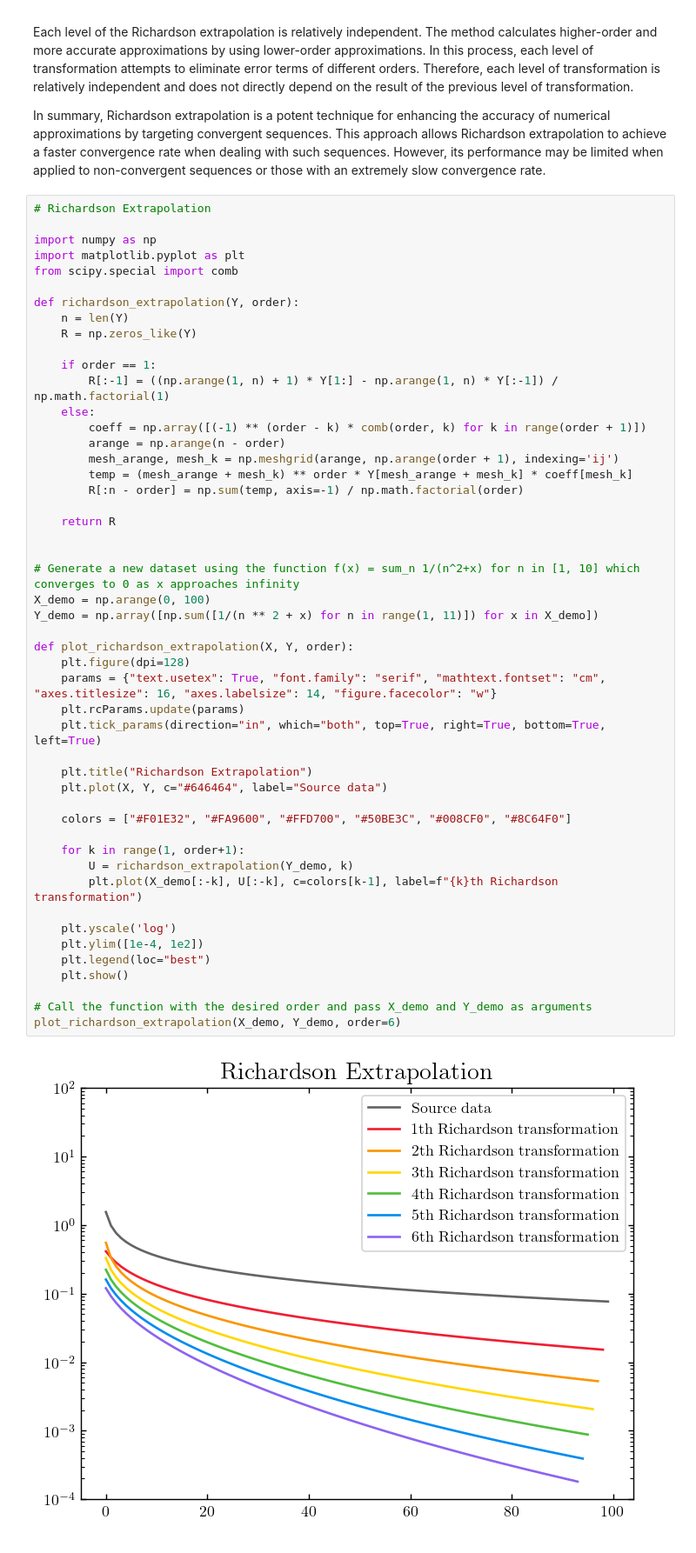
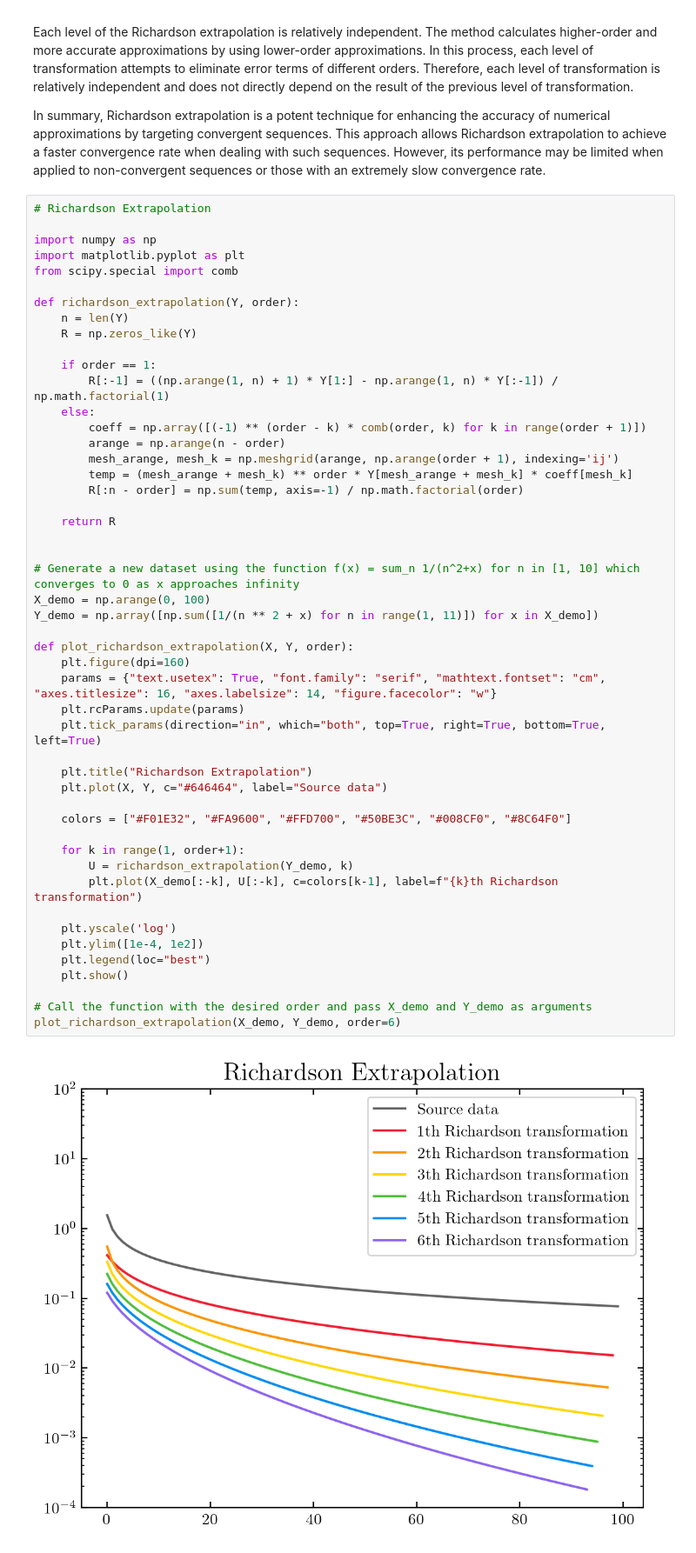
Before and after one commit to Photonico/Computational_Physics_Topics, a Jupyter notebook: Appendix Algorithms and Numerical Methods/Acceleration.ipynb, the cells around one changed output. Shown at 87% size. Saved outputs shown, nothing was run; the diff lists cells and outputs as text.

```diff
--- a/Appendix Algorithms and Numerical Methods/Acceleration.ipynb
+++ b/Appendix Algorithms and Numerical Methods/Acceleration.ipynb
@@ -78,35 +78,35 @@ def richardson_extrapolation(Y, order):
 
     return R
 
 
 # Generate a new dataset using the function f(x) = sum_n 1/(n^2+x) for n in [1, 10] which converges to 0 as x approaches infinity
 X_demo = np.arange(0, 100)
 Y_demo = np.array([np.sum([1/(n ** 2 + x) for n in range(1, 11)]) for x in X_demo])
 
 def plot_richardson_extrapolation(X, Y, order):
-    plt.figure(dpi=128)
+    plt.figure(dpi=160)
     params = {"text.usetex": True, "font.family": "serif", "mathtext.fontset": "cm", "axes.titlesize": 16, "axes.labelsize": 14, "figure.facecolor": "w"}
     plt.rcParams.update(params)
     plt.tick_params(direction="in", which="both", top=True, right=True, bottom=True, left=True)
 
     plt.title("Richardson Extrapolation")
     plt.plot(X, Y, c="#646464", label="Source data")
 
     colors = ["#F01E32", "#FA9600", "#FFD700", "#50BE3C", "#008CF0", "#8C64F0"]
 
     for k in range(1, order+1):
         U = richardson_extrapolation(Y_demo, k)
         plt.plot(X_demo[:-k], U[:-k], c=colors[k-1], label=f"{k}th Richardson transformation")
 
     plt.yscale('log')
     plt.ylim([1e-4, 1e2])
     plt.legend(loc="best")
     plt.show()
 
 # Call the function with the desired order and pass X_demo and Y_demo as arguments
 plot_richardson_extrapolation(X_demo, Y_demo, order=6)
 # %% [output]
-[figure, old version]
+[figure, new version]
 # %% [markdown]
 ### Aitken Extrapolation
 
```
Also changed, not shown: parts of 2 cells of this notebook.
